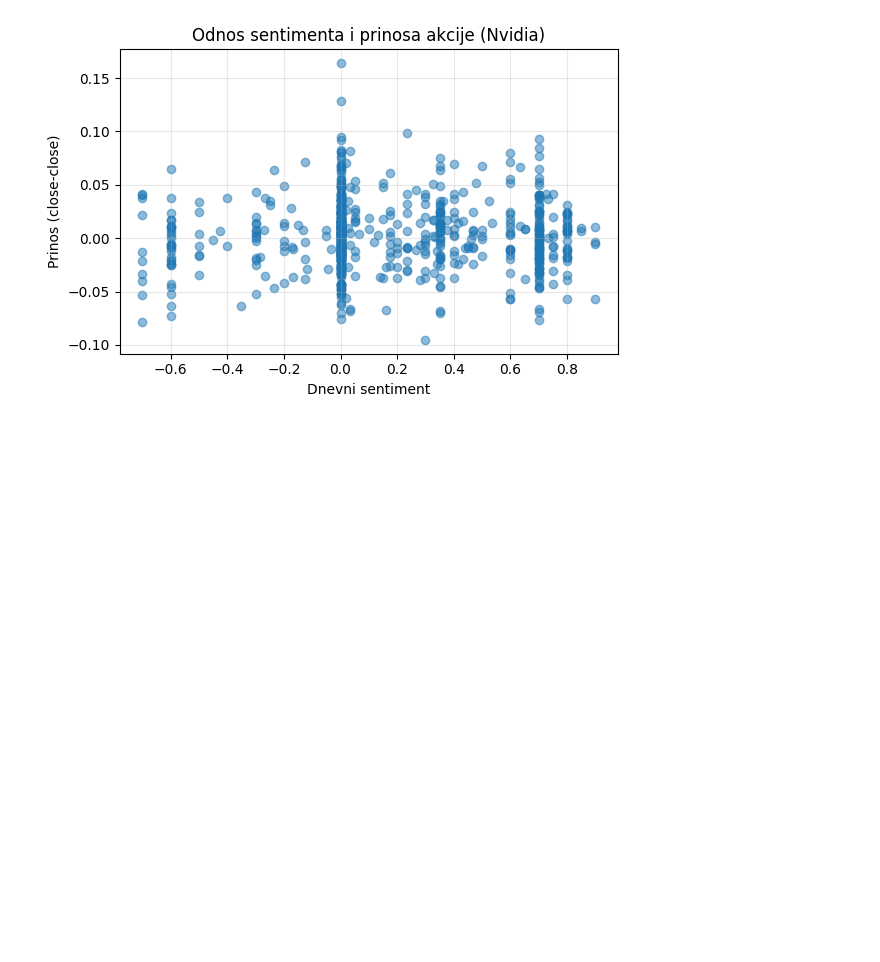
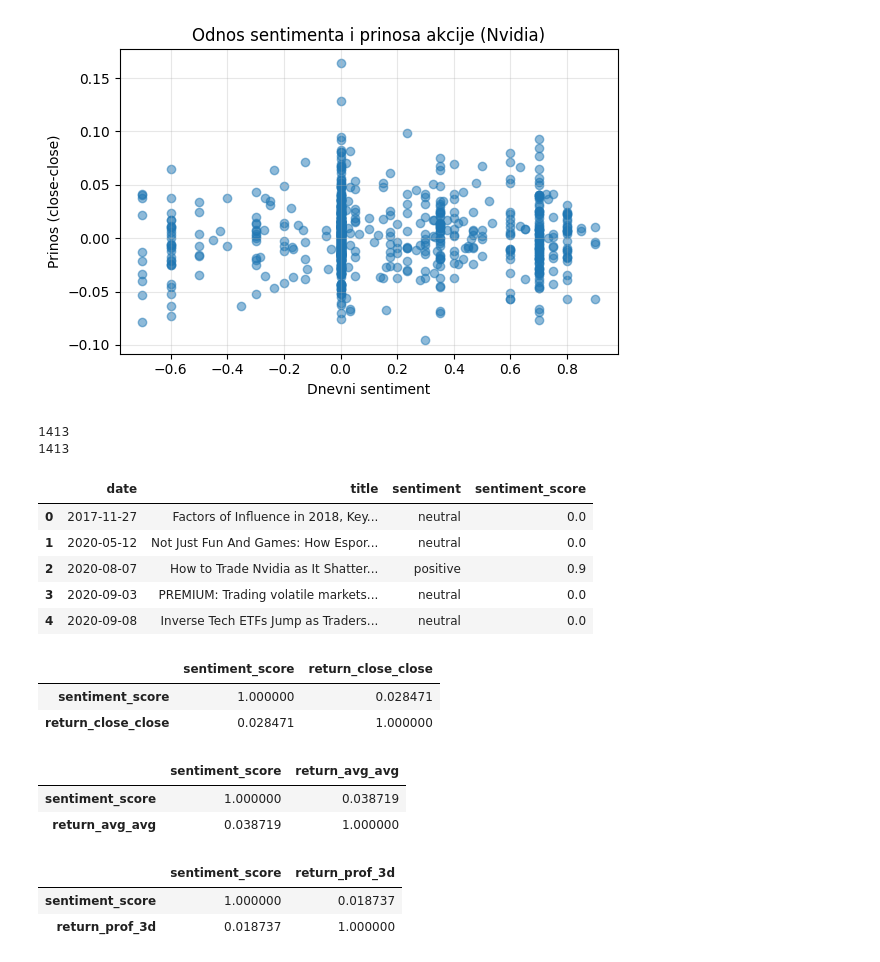
Before and after one commit to aleksandrabegovic/apple_sentiment_analiza, a Jupyter notebook: SentimentNvidia.ipynb, the cells around one changed output. Saved outputs shown, nothing was run; the diff lists cells and outputs as text; code cells hidden in the pictures; blank space fills up the shorter version.

```diff
--- a/SentimentNvidia.ipynb
+++ b/SentimentNvidia.ipynb
@@ -525,6 +567,12 @@ Processed 1300 rows
 Processed 1350 rows
 Processed 1400 rows
 Final save completed: /content/drive/MyDrive/nvda_news_tagged.csv
+# %%
+import pandas as pd
+
+nvda_tagged = pd.read_csv(
+    "/content/drive/MyDrive/nvda_news_tagged.csv"
+)
 # %%
 nvda_tagged.columns
 # %% [output]
@@ -825,3 +873,18 @@ plt.tight_layout()
 plt.show()
 # %% [output]
 [figure]
+# %%
+print(len(nvda_merged))
+print(len(nvda_tagged))
+
+nvda_merged[["date", "title"]].head()
+nvda_tagged[["date", "title", "sentiment", "sentiment_score"]].head()
+# %% [output]
+1413
+1413
+|  | date | title | sentiment | sentiment_score |
+| 0 | 2017-11-27 | Factors of Influence in 2018, Key... | neutral | 0.0 |
+| 1 | 2020-05-12 | Not Just Fun And Games: How Espor... | neutral | 0.0 |
+| 2 | 2020-08-07 | How to Trade Nvidia as It Shatter... | positive | 0.9 |
+| 3 | 2020-09-03 | PREMIUM: Trading volatile markets... | neutral | 0.0 |
+| 4 | 2020-09-08 | Inverse Tech ETFs Jump as Traders... | neutral | 0.0 |
@@ -827,0 +898,18 @@ plt.show()
+# %%
+nvda_final[["sentiment_score", "return_close_close"]].corr()
+# %% [output]
+|  | sentiment_score | return_close_close |
+| sentiment_score | 1.000000 | 0.028471 |
+| return_close_close | 0.028471 | 1.000000 |
+# %%
+nvda_final[["sentiment_score", "return_avg_avg"]].corr()
+# %% [output]
+|  | sentiment_score | return_avg_avg |
+| sentiment_score | 1.000000 | 0.038719 |
+| return_avg_avg | 0.038719 | 1.000000 |
+# %%
+nvda_final[["sentiment_score", "return_prof_3d"]].corr()
+# %% [output]
+|  | sentiment_score | return_prof_3d |
+| sentiment_score | 1.000000 | 0.018737 |
+| return_prof_3d | 0.018737 | 1.000000 |
```
Also changed, not shown: parts of 11 cells of this notebook.
